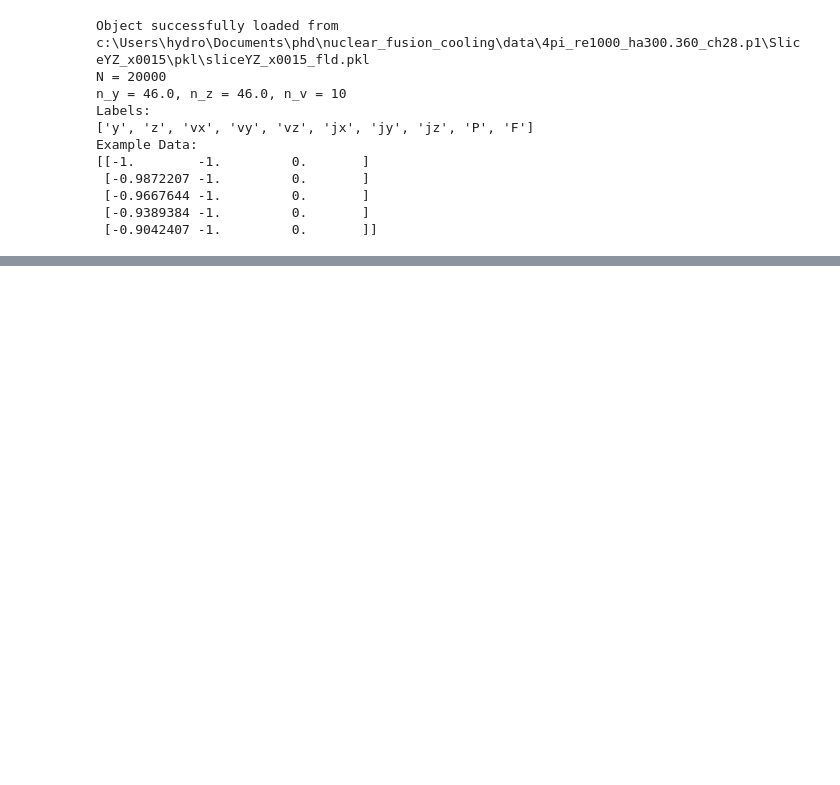
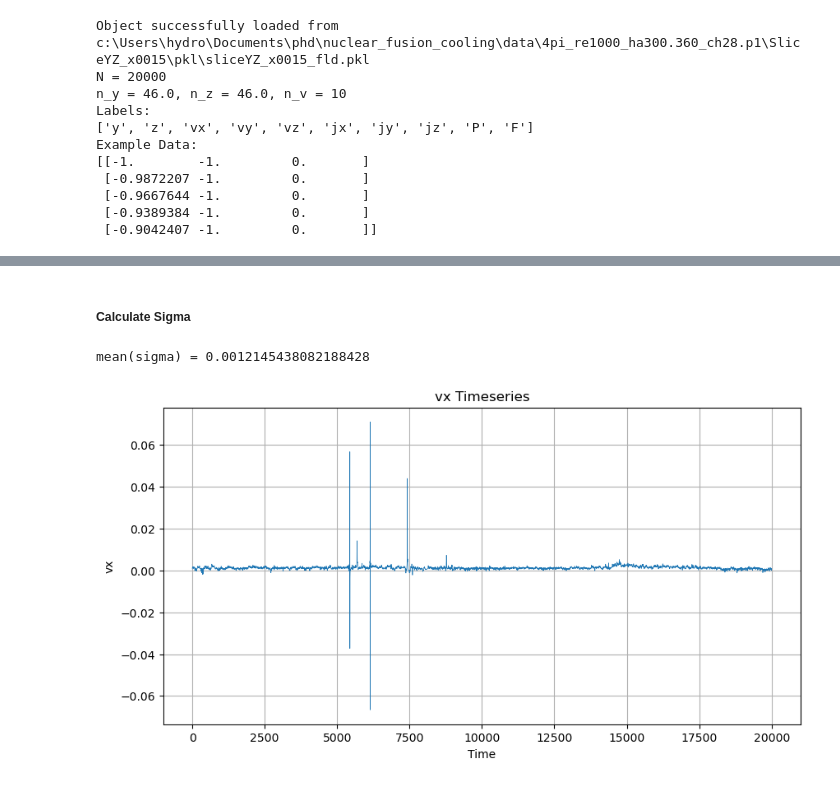
Before and after one commit to MichaelSkowronek/potential_probe_velocity_measuring, a Jupyter notebook: notebooks/measurement_x15_y0_z0.ipynb, the cells around one changed output, grey strips where cells are left out. Saved outputs shown, nothing was run; the diff lists cells and outputs as text; code cells hidden in the pictures; blank space fills up the shorter version.

```diff
--- a/notebooks/measurement_x15_y0_z0.ipynb
+++ b/notebooks/measurement_x15_y0_z0.ipynb
@@ -82,0 +223,16 @@ plot_timeseries(ts, linewidth=0.5)
+# %% [markdown]
+##### Calculate Sigma
+# %%
+sigma = np.divide(
+    j_y_center,
+    partial_phi - v_x_center * B_z,
+    )
+
+print(f"mean(sigma) = {np.mean(sigma)}")
+plot_timeseries(
+    sigma,
+    linewidth=0.5,
+    )
+# %% [output]
+mean(sigma) = 0.0012145438082188428
+[figure, added]
```
Also changed, not shown: parts of 16 cells of this notebook, 1 other file.
